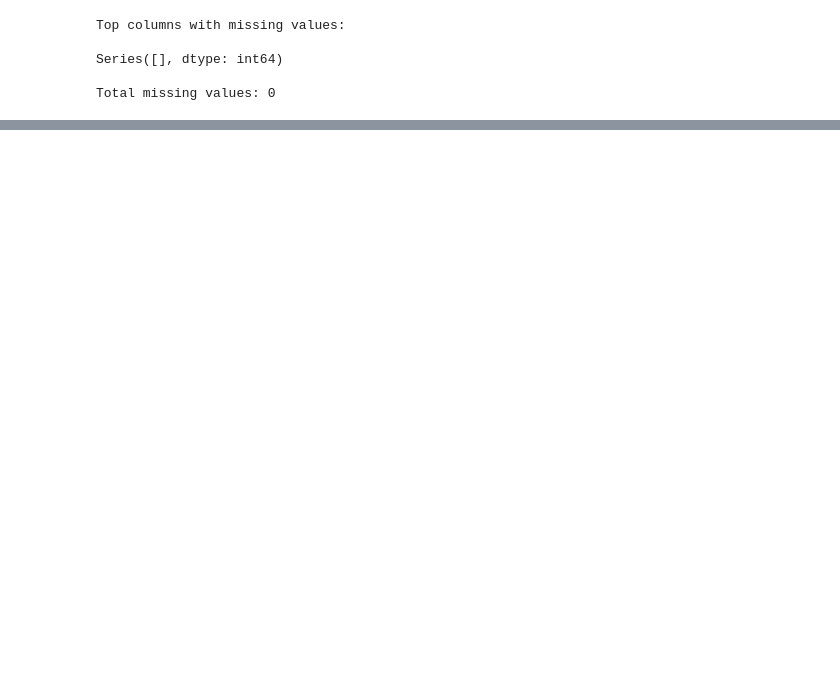
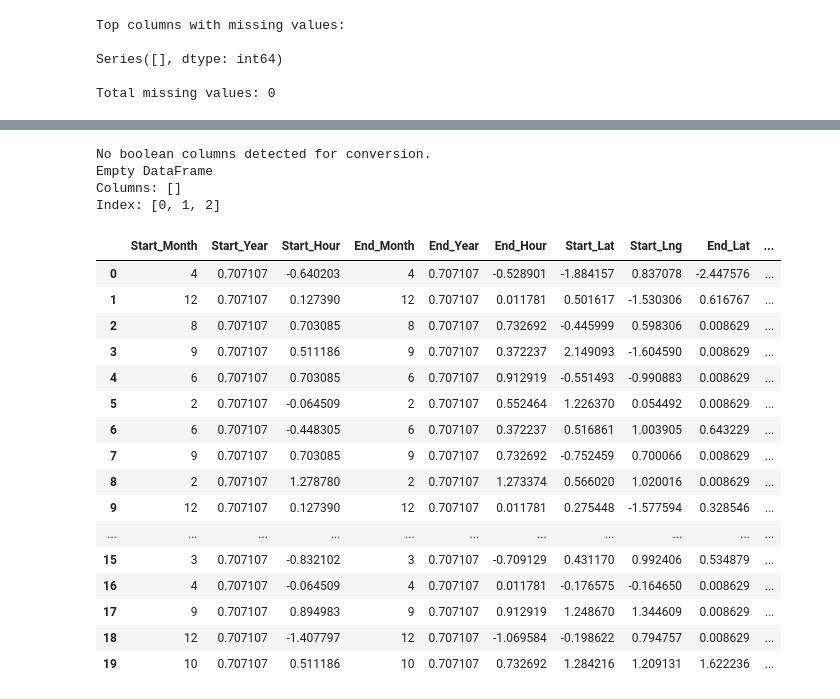
Before and after one commit to DiellzaPervetica/PVDSH_Gr15_2025, a Jupyter notebook: main.ipynb, the cells around one changed output, grey strips where cells are left out. Saved outputs shown, nothing was run; the diff lists cells and outputs as text; code cells hidden in the pictures; blank space fills up the shorter version.

```diff
--- a/main.ipynb
+++ b/main.ipynb
@@ -1042,0 +1107,2 @@ df_binarized.to_csv("Datasets/df_transformed.csv", index=False)
+# %%
+df_new = df_new.copy()
@@ -1042,0 +1158,29 @@ df_binarized.to_csv("Datasets/df_transformed.csv", index=False)
+# %%
+from sklearn.preprocessing import LabelEncoder
+
+drop_cols = ['ID']
+df_new = df_new.drop(columns=drop_cols, errors='ignore')
+
+one_hot_cols = ['Source', 'Start_Day', 'End_Day', 'Weekday',
+                'Timezone', 'Weather_Condition']
+available_one_hot_cols = [col for col in one_hot_cols if col in df_new.columns]
+if available_one_hot_cols:
+    df_new = pd.get_dummies(df_new, columns=available_one_hot_cols, drop_first=True)
+else:
+    print("Nuk ka kolona te gatshme per one-hot encoding.")
+
+label_cols = ['County', 'State', 'Country']
+le = LabelEncoder()
+for col in label_cols:
+    if col in df_new.columns:
+        df_new[col] = le.fit_transform(df_new[col].astype(str))
+
+month_order = {'January':1, 'February':2, 'March':3, 'April':4, 'May':5, 'June':6,
+               'July':7, 'August':8, 'September':9, 'October':10, 'November':11, 'December':12}
+for col in ['Start_Month', 'End_Month']:
+    if col in df_new.columns:
+        df_new[col] = df_new[col].map(month_order)
+
+print("Te gjitha kolonat me vlera tesktuale jane shnderruar ne numerike.")
+print("Forma pas encoding:", df_new.shape)
+df_new.head()
@@ -1042,0 +1196,35 @@ df_binarized.to_csv("Datasets/df_transformed.csv", index=False)
+# %%
+bool_cols = df_new.select_dtypes(include=['bool']).columns
+
+if len(bool_cols) > 0:
+    df_new[bool_cols] = df_new[bool_cols].astype(int)
+    print(f"Jane konvertuar {len(bool_cols)} kolona booleane ne vlera 0/1.")
+else:
+    print("Nuk jane gjetur kolona boolean per konvertim.")
+
+print(df_new[bool_cols].head(3))
+df_new.to_csv("Datasets/Week4_transformed_final2.csv", index=False)
+
+df_new.head(20)
+# %% [output]
+No boolean columns detected for conversion.
+Empty DataFrame
+Columns: []
+Index: [0, 1, 2]
+|  | Start_Month | Start_Year | Start_Hour | End_Month | End_Year | End_Hour | Start_Lat | Start_Lng | End_Lat | ... |
+| 0 | 4 | 0.707107 | -0.640203 | 4 | 0.707107 | -0.528901 | -1.884157 | 0.837078 | -2.447576 | ... |
+| 1 | 12 | 0.707107 | 0.127390 | 12 | 0.707107 | 0.011781 | 0.501617 | -1.530306 | 0.616767 | ... |
+| 2 | 8 | 0.707107 | 0.703085 | 8 | 0.707107 | 0.732692 | -0.445999 | 0.598306 | 0.008629 | ... |
+| 3 | 9 | 0.707107 | 0.511186 | 9 | 0.707107 | 0.372237 | 2.149093 | -1.604590 | 0.008629 | ... |
+| 4 | 6 | 0.707107 | 0.703085 | 6 | 0.707107 | 0.912919 | -0.551493 | -0.990883 | 0.008629 | ... |
+| 5 | 2 | 0.707107 | -0.064509 | 2 | 0.707107 | 0.552464 | 1.226370 | 0.054492 | 0.008629 | ... |
+| 6 | 6 | 0.707107 | -0.448305 | 6 | 0.707107 | 0.372237 | 0.516861 | 1.003905 | 0.643229 | ... |
+| 7 | 9 | 0.707107 | 0.703085 | 9 | 0.707107 | 0.732692 | -0.752459 | 0.700066 | 0.008629 | ... |
+| 8 | 2 | 0.707107 | 1.278780 | 2 | 0.707107 | 1.273374 | 0.566020 | 1.020016 | 0.008629 | ... |
+| 9 | 12 | 0.707107 | 0.127390 | 12 | 0.707107 | 0.011781 | 0.275448 | -1.577594 | 0.328546 | ... |
+| ... | ... | ... | ... | ... | ... | ... | ... | ... | ... | ... |
+| 15 | 3 | 0.707107 | -0.832102 | 3 | 0.707107 | -0.709129 | 0.431170 | 0.992406 | 0.534879 | ... |
+| 16 | 4 | 0.707107 | -0.064509 | 4 | 0.707107 | 0.011781 | -0.176575 | -0.164650 | 0.008629 | ... |
+| 17 | 9 | 0.707107 | 0.894983 | 9 | 0.707107 | 0.912919 | 1.248670 | 1.344609 | 0.008629 | ... |
+| 18 | 12 | 0.707107 | -1.407797 | 12 | 0.707107 | -1.069584 | -0.198622 | 0.794757 | 0.008629 | ... |
+| 19 | 10 | 0.707107 | 0.511186 | 10 | 0.707107 | 0.732692 | 1.284216 | 1.209131 | 1.622236 | ... |
```
Also changed, not shown: parts of 40 cells of this notebook.
